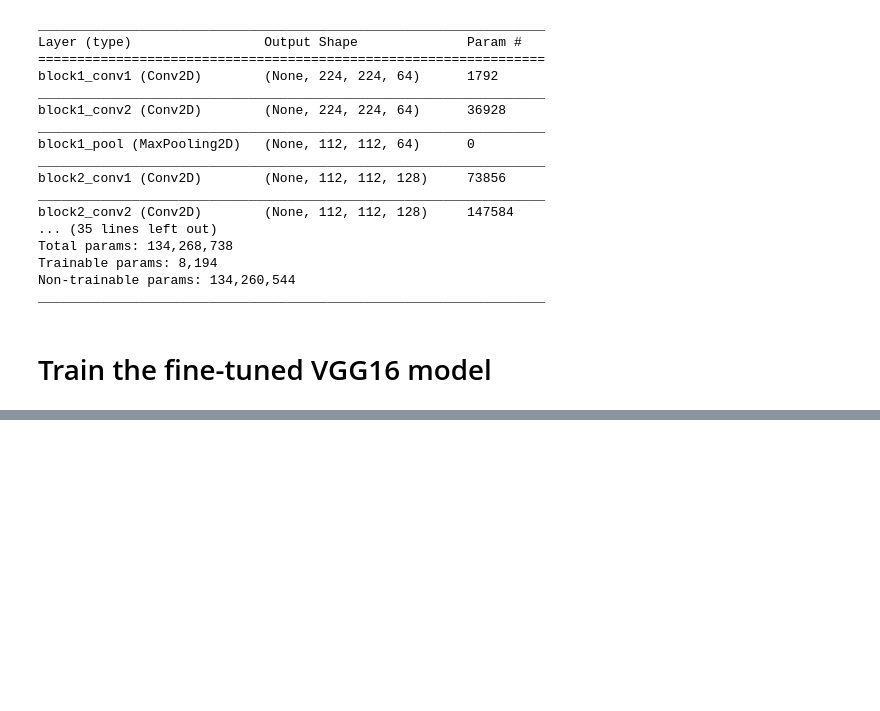
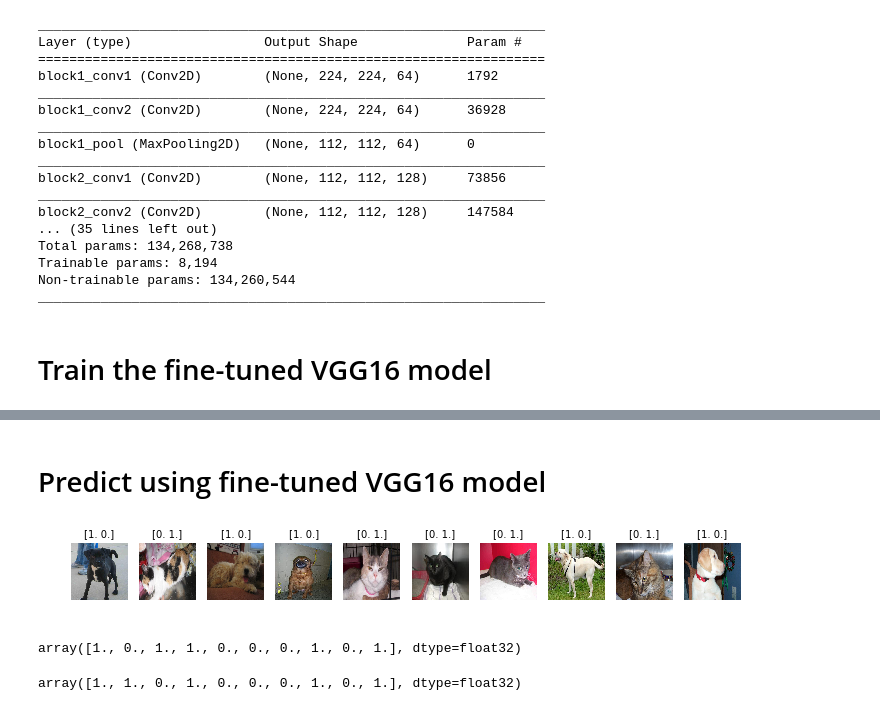
Before and after one commit to Losiek/keras_tutorial, a Jupyter notebook: CNN.ipynb, the cells around one changed output, grey strips where cells are left out. Saved outputs shown, nothing was run; the diff lists cells and outputs as text; code cells hidden in the pictures; blank space fills up the shorter version.

```diff
--- a/CNN.ipynb
+++ b/CNN.ipynb
@@ -246 +245,13 @@ Epoch 5/5
 <keras.callbacks.History at 0x...>
+# %% [markdown]
+#  Predict using fine-tuned VGG16 model
+# %%
+test_imgs, test_labels = next(test_batches)
+plots(test_imgs, titles=test_labels)
+# %% [output]
+[figure, added]
+# %%
+test_labels = test_labels[:,0]
+test_labels
+# %% [output]
+array([1., 0., 1., 1., 0., 0., 0., 1., 0., 1.], dtype=float32)
@@ -246,0 +260,5 @@ Epoch 5/5
+# %%
+predictions
+np.around(predictions[:,0])
+# %% [output]
+array([1., 1., 0., 1., 0., 0., 0., 1., 0., 1.], dtype=float32)
```
Also changed, not shown: parts of 12 cells of this notebook, 1 other file.
